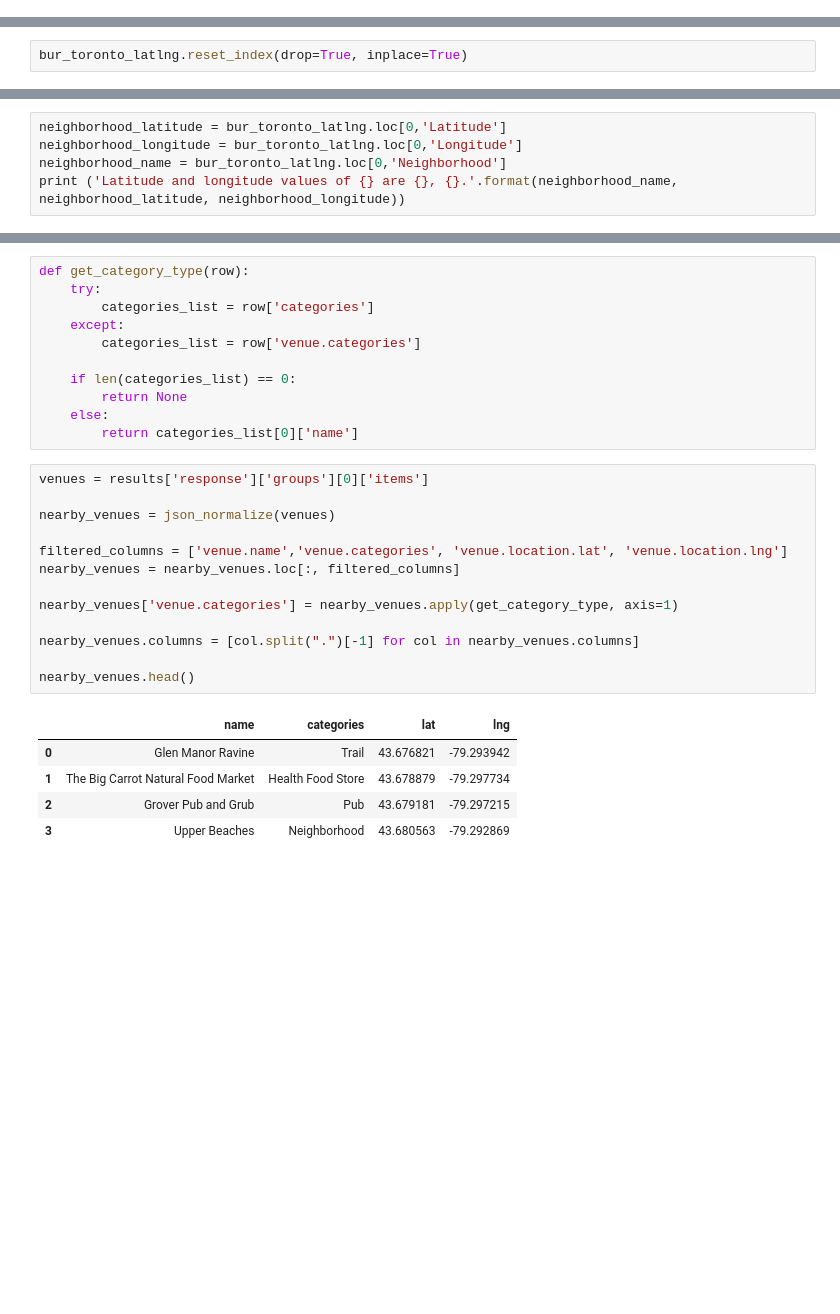
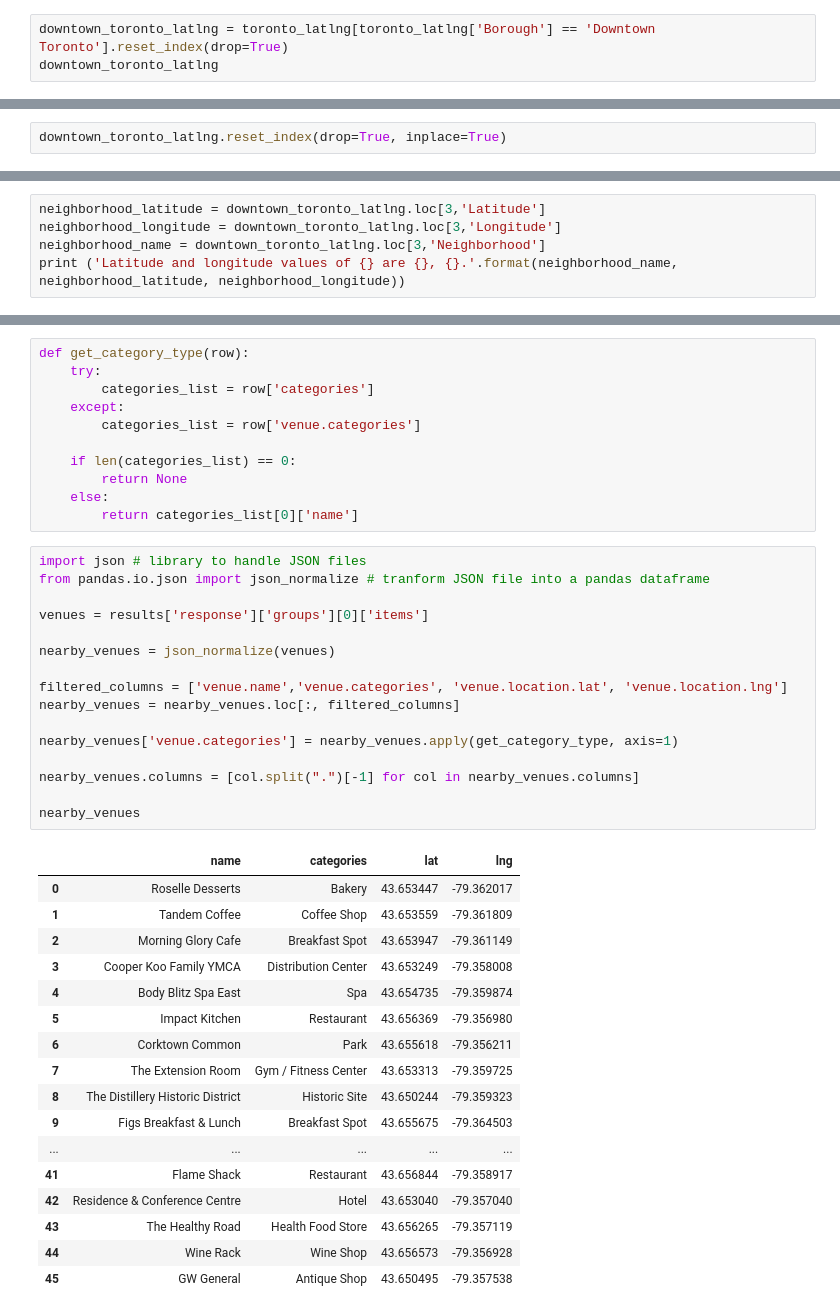
Before and after one commit to dfuhrer1/Coursera_Capstone, a Jupyter notebook: Coursera_Capstone.ipynb, the cells around one changed output, grey strips where cells are left out. Cells and saved outputs as stored; diff of their text form; blank space fills up the shorter version.

```diff
--- a/Coursera_Capstone.ipynb
+++ b/Coursera_Capstone.ipynb
@@ -261,0 +244,3 @@ bur_toronto_latlng
+# %%
+downtown_toronto_latlng = toronto_latlng[toronto_latlng['Borough'] == 'Downtown Toronto'].reset_index(drop=True)
+downtown_toronto_latlng
@@ -296,2 +303,2 @@ CLIENT_SECRET:SSADIVRHC5DCAZ3XSZTTEC2LAXXEDDV4UAOPFTMUXAPHGOLE
 # %%
-bur_toronto_latlng.reset_index(drop=True, inplace=True)
+downtown_toronto_latlng.reset_index(drop=True, inplace=True)
@@ -311,6 +329,6 @@ bur_toronto_latlng.loc[0,'Neighborhood']
 # %%
-neighborhood_latitude = bur_toronto_latlng.loc[0,'Latitude']
-neighborhood_longitude = bur_toronto_latlng.loc[0,'Longitude']
-neighborhood_name = bur_toronto_latlng.loc[0,'Neighborhood']
+neighborhood_latitude = downtown_toronto_latlng.loc[3,'Latitude']
+neighborhood_longitude = downtown_toronto_latlng.loc[3,'Longitude']
+neighborhood_name = downtown_toronto_latlng.loc[3,'Neighborhood']
 print ('Latitude and longitude values of {} are {}, {}.'.format(neighborhood_name, neighborhood_latitude, neighborhood_longitude))
 # %% [output]
@@ -359,24 +379,39 @@ def get_category_type(row):
     else:
         return categories_list[0]['name']
 # %%
+import json # library to handle JSON files
+from pandas.io.json import json_normalize # tranform JSON file into a pandas dataframe
+
 venues = results['response']['groups'][0]['items']
 
 nearby_venues = json_normalize(venues)
 
 filtered_columns = ['venue.name','venue.categories', 'venue.location.lat', 'venue.location.lng']
 nearby_venues = nearby_venues.loc[:, filtered_columns]
 
 nearby_venues['venue.categories'] = nearby_venues.apply(get_category_type, axis=1)
 
 nearby_venues.columns = [col.split(".")[-1] for col in nearby_venues.columns]
 
-nearby_venues.head()
+nearby_venues
 # %% [output]
 |  | name | categories | lat | lng |
-| 0 | Glen Manor Ravine | Trail | 43.676821 | -79.293942 |
-| 1 | The Big Carrot Natural Food Market | Health Food Store | 43.678879 | -79.297734 |
-| 2 | Grover Pub and Grub | Pub | 43.679181 | -79.297215 |
-| 3 | Upper Beaches | Neighborhood | 43.680563 | -79.292869 |
+| 0 | Roselle Desserts | Bakery | 43.653447 | -79.362017 |
+| 1 | Tandem Coffee | Coffee Shop | 43.653559 | -79.361809 |
+| 2 | Morning Glory Cafe | Breakfast Spot | 43.653947 | -79.361149 |
+| 3 | Cooper Koo Family YMCA | Distribution Center | 43.653249 | -79.358008 |
+| 4 | Body Blitz Spa East | Spa | 43.654735 | -79.359874 |
+| 5 | Impact Kitchen | Restaurant | 43.656369 | -79.356980 |
+| 6 | Corktown Common | Park | 43.655618 | -79.356211 |
+| 7 | The Extension Room | Gym / Fitness Center | 43.653313 | -79.359725 |
+| 8 | The Distillery Historic District | Historic Site | 43.650244 | -79.359323 |
+| 9 | Figs Breakfast & Lunch | Breakfast Spot | 43.655675 | -79.364503 |
+| ... | ... | ... | ... | ... |
+| 41 | Flame Shack | Restaurant | 43.656844 | -79.358917 |
+| 42 | Residence & Conference Centre | Hotel | 43.653040 | -79.357040 |
+| 43 | The Healthy Road | Health Food Store | 43.656265 | -79.357119 |
+| 44 | Wine Rack | Wine Shop | 43.656573 | -79.356928 |
+| 45 | GW General | Antique Shop | 43.650495 | -79.357538 |
 # %%
 print ('{} venues were returned by Foursquare.'.format(nearby_venues.shape[0]))
 # %% [output]
```
Also changed, not shown: parts of 46 cells of this notebook.
